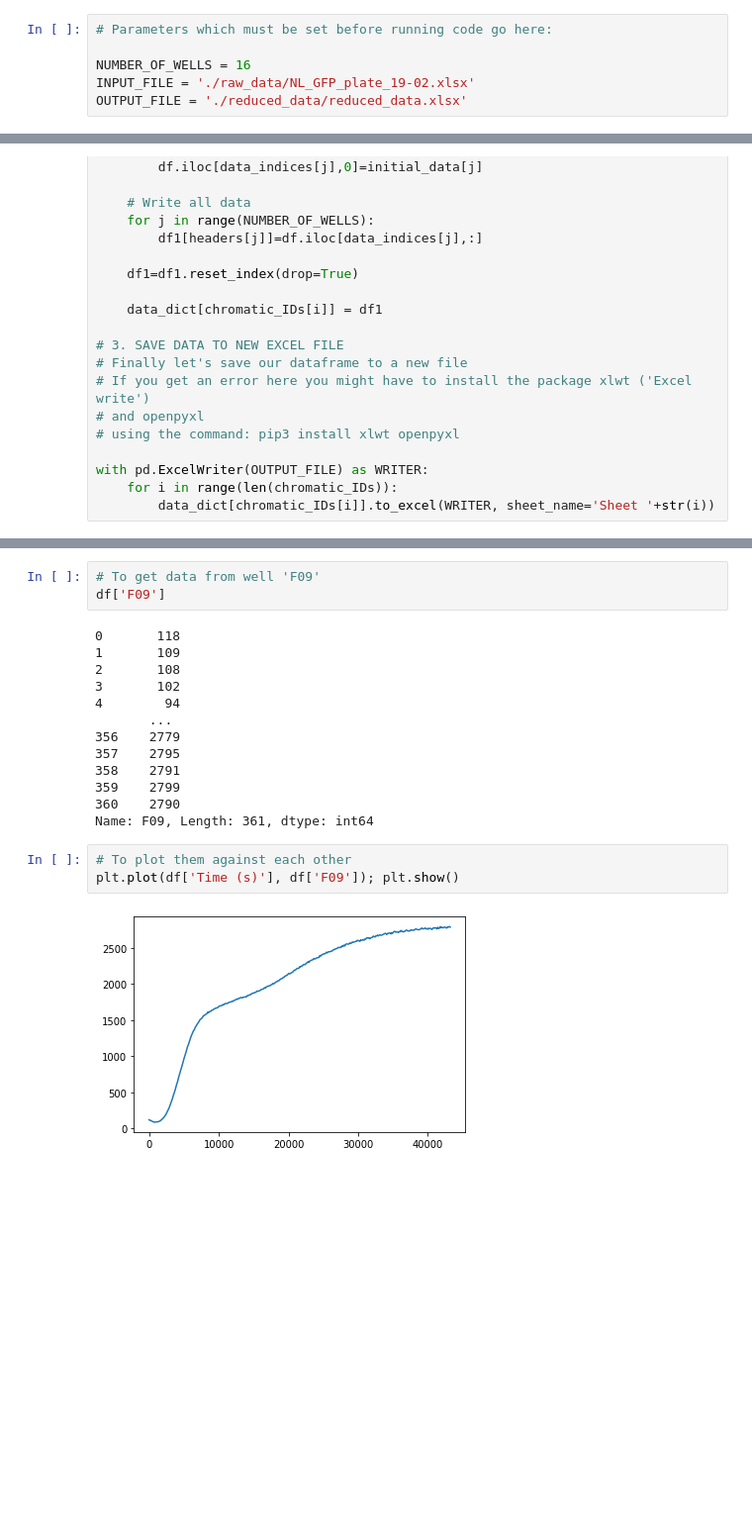
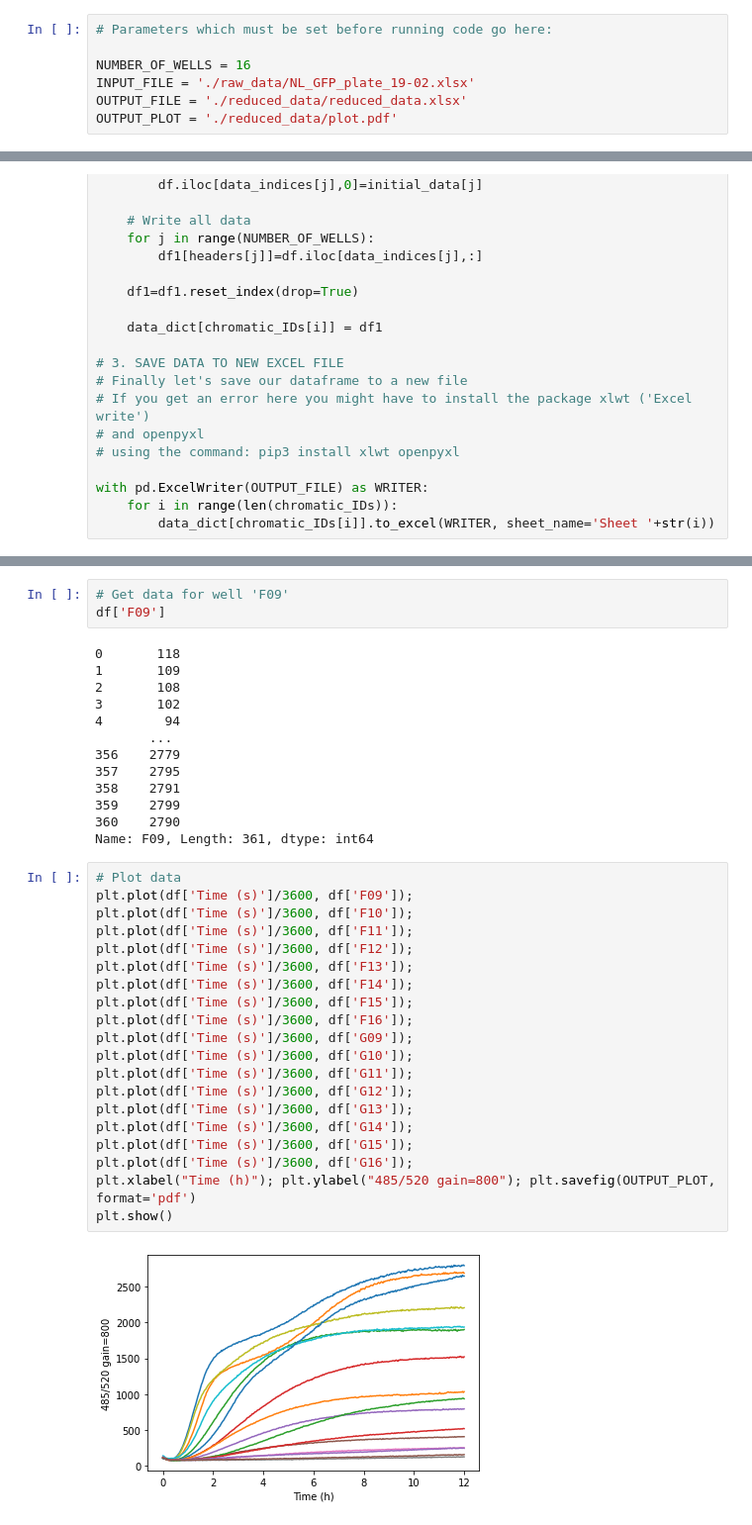
Before and after one commit to Laohakunakorn-Group/nllab-platereaderAnalysis, a Jupyter notebook: readPlate.ipynb, the cells around one changed output, grey strips where cells are left out. Shown at 99% size. Cells and saved outputs as stored; diff of their text form; blank space fills up the shorter version.

Commit message:
Updated plotting and instrument output

```diff
--- a/readPlate.ipynb
+++ b/readPlate.ipynb
@@ -32,6 +32,7 @@ import pandas as pd # Dataframes, which are more advanced arrays, useful for sto
 NUMBER_OF_WELLS = 16
 INPUT_FILE = './raw_data/NL_GFP_plate_19-02.xlsx'
 OUTPUT_FILE = './reduced_data/reduced_data.xlsx'
+OUTPUT_PLOT = './reduced_data/plot.pdf'
 # %%
 # 1. READ DATA FROM FILE
 # Read our excel file into a variable called 'xls'
@@ -123,7 +152,7 @@ df['Time (s)']
 360    43200
 Name: Time (s), Length: 361, dtype: int64
 # %%
-# To get data from well 'F09'
+# Get data for well 'F09'
 df['F09']
 # %% [output]
 0       118
@@ -138,8 +167,25 @@ df['F09']
 359    2799
 360    2790
 Name: F09, Length: 361, dtype: int64
-# %%
-# To plot them against each other
-plt.plot(df['Time (s)'], df['F09']); plt.show()
-# %% [output]
-[figure, removed]
+# %%
+# Plot data
+plt.plot(df['Time (s)']/3600, df['F09']);
+plt.plot(df['Time (s)']/3600, df['F10']);
+plt.plot(df['Time (s)']/3600, df['F11']);
+plt.plot(df['Time (s)']/3600, df['F12']);
+plt.plot(df['Time (s)']/3600, df['F13']);
+plt.plot(df['Time (s)']/3600, df['F14']);
+plt.plot(df['Time (s)']/3600, df['F15']);
+plt.plot(df['Time (s)']/3600, df['F16']);
+plt.plot(df['Time (s)']/3600, df['G09']);
+plt.plot(df['Time (s)']/3600, df['G10']);
+plt.plot(df['Time (s)']/3600, df['G11']);
+plt.plot(df['Time (s)']/3600, df['G12']);
+plt.plot(df['Time (s)']/3600, df['G13']);
+plt.plot(df['Time (s)']/3600, df['G14']);
+plt.plot(df['Time (s)']/3600, df['G15']);
+plt.plot(df['Time (s)']/3600, df['G16']);
+plt.xlabel("Time (h)"); plt.ylabel("485/520 gain=800"); plt.savefig(OUTPUT_PLOT, format='pdf')
+plt.show()
+# %% [output]
+[figure, added]
```
Also changed, not shown: parts of 5 cells of this notebook, 12 other files.
